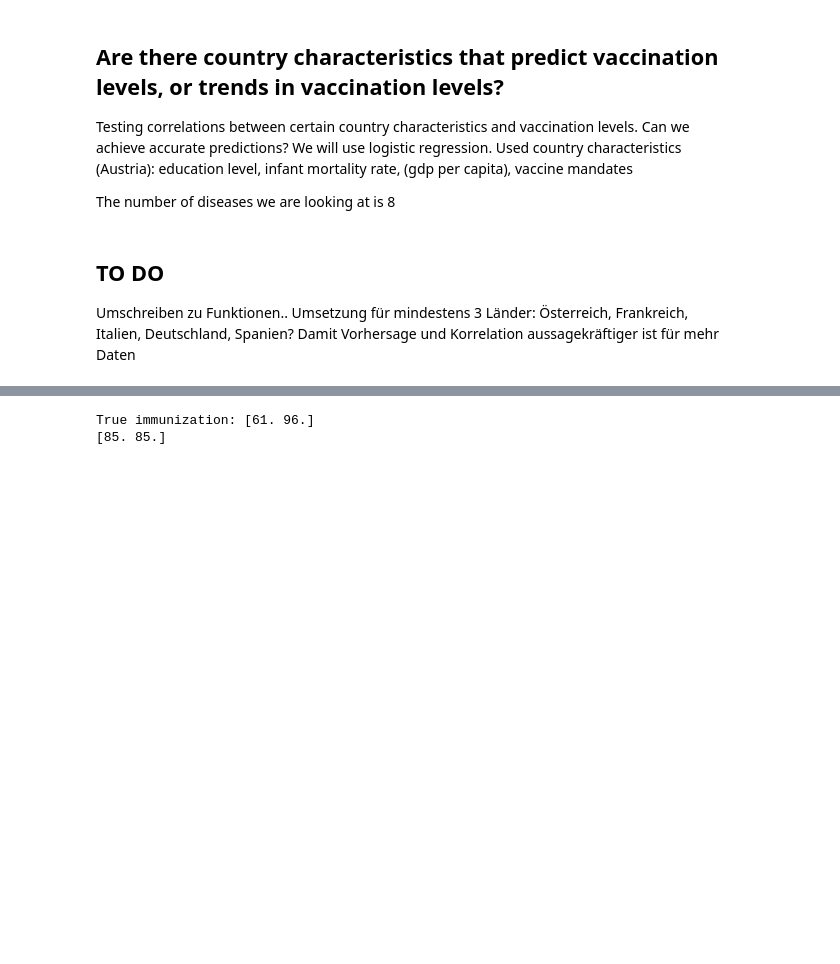
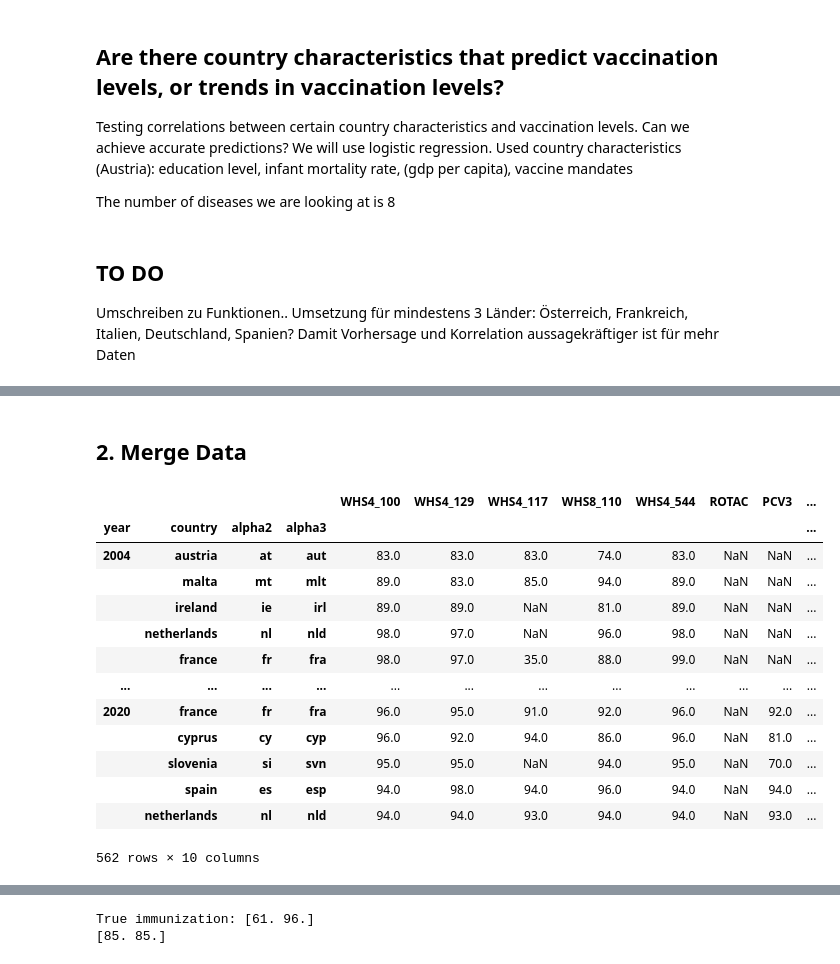
Before and after one commit to YannicEl/datas007, a Jupyter notebook: notebook.ipynb, the cells around one changed output, grey strips where cells are left out. Cells and saved outputs as stored; diff of their text form; code cells hidden in the pictures; blank space fills up the shorter version.

```diff
--- a/notebook.ipynb
+++ b/notebook.ipynb
@@ -98,0 +163,6 @@ display(immunization_data[immunization_data.index.get_level_values('country') ==
+# %%
+infant_mortality_data_path = os.path.join(base_data_path, 'country_characteristics', 'infant_mortality_rate.csv')
+infant_mortality_data = load_infant_mortality_data(infant_mortality_data_path)
+
+display(infant_mortality_data[infant_mortality_data.index.get_level_values('country') == 'austria'])
+# printDataDimensions(infant_mortality_data)
@@ -191,0 +301,27 @@ display(characteristics_data.head())
+# %% [markdown]
+## 2. Merge Data
+# %%
+def merge_data(immunization_data: pd.DataFrame, infant_mortality_data: pd.DataFrame, education_data: pd.DataFrame) -> pd.DataFrame:
+    merged_data = pd.merge(immunization_data, infant_mortality_data, how='inner', left_index=True, right_index=True)
+    merged_data = pd.merge(merged_data, education_data, how='inner', left_index=True, right_index=True)
+
+    return merged_data
+# %%
+data_merged = merge_data(immunization_data, infant_mortality_data, education_data)
+display(data_merged)
+# printDataDimensions(data_merged)
+# %% [output]
+|  |  |  |  | WHS4_100 | WHS4_129 | WHS4_117 | WHS8_110 | WHS4_544 | ROTAC | PCV3 | ... |
+| year | country | alpha2 | alpha3 |  |  |  |  |  |  |  | ... |
+| 2004 | austria | at | aut | 83.0 | 83.0 | 83.0 | 74.0 | 83.0 | NaN | NaN | ... |
+|  | malta | mt | mlt | 89.0 | 83.0 | 85.0 | 94.0 | 89.0 | NaN | NaN | ... |
+|  | ireland | ie | irl | 89.0 | 89.0 | NaN | 81.0 | 89.0 | NaN | NaN | ... |
+|  | netherlands | nl | nld | 98.0 | 97.0 | NaN | 96.0 | 98.0 | NaN | NaN | ... |
+|  | france | fr | fra | 98.0 | 97.0 | 35.0 | 88.0 | 99.0 | NaN | NaN | ... |
+| ... | ... | ... | ... | ... | ... | ... | ... | ... | ... | ... | ... |
+| 2020 | france | fr | fra | 96.0 | 95.0 | 91.0 | 92.0 | 96.0 | NaN | 92.0 | ... |
+|  | cyprus | cy | cyp | 96.0 | 92.0 | 94.0 | 86.0 | 96.0 | NaN | 81.0 | ... |
+|  | slovenia | si | svn | 95.0 | 95.0 | NaN | 94.0 | 95.0 | NaN | 70.0 | ... |
+|  | spain | es | esp | 94.0 | 98.0 | 94.0 | 96.0 | 94.0 | NaN | 94.0 | ... |
+|  | netherlands | nl | nld | 94.0 | 94.0 | 93.0 | 94.0 | 94.0 | NaN | 93.0 | ... |
+562 rows × 10 columns
```
Also changed, not shown: parts of 21 cells of this notebook, 4 other files.
